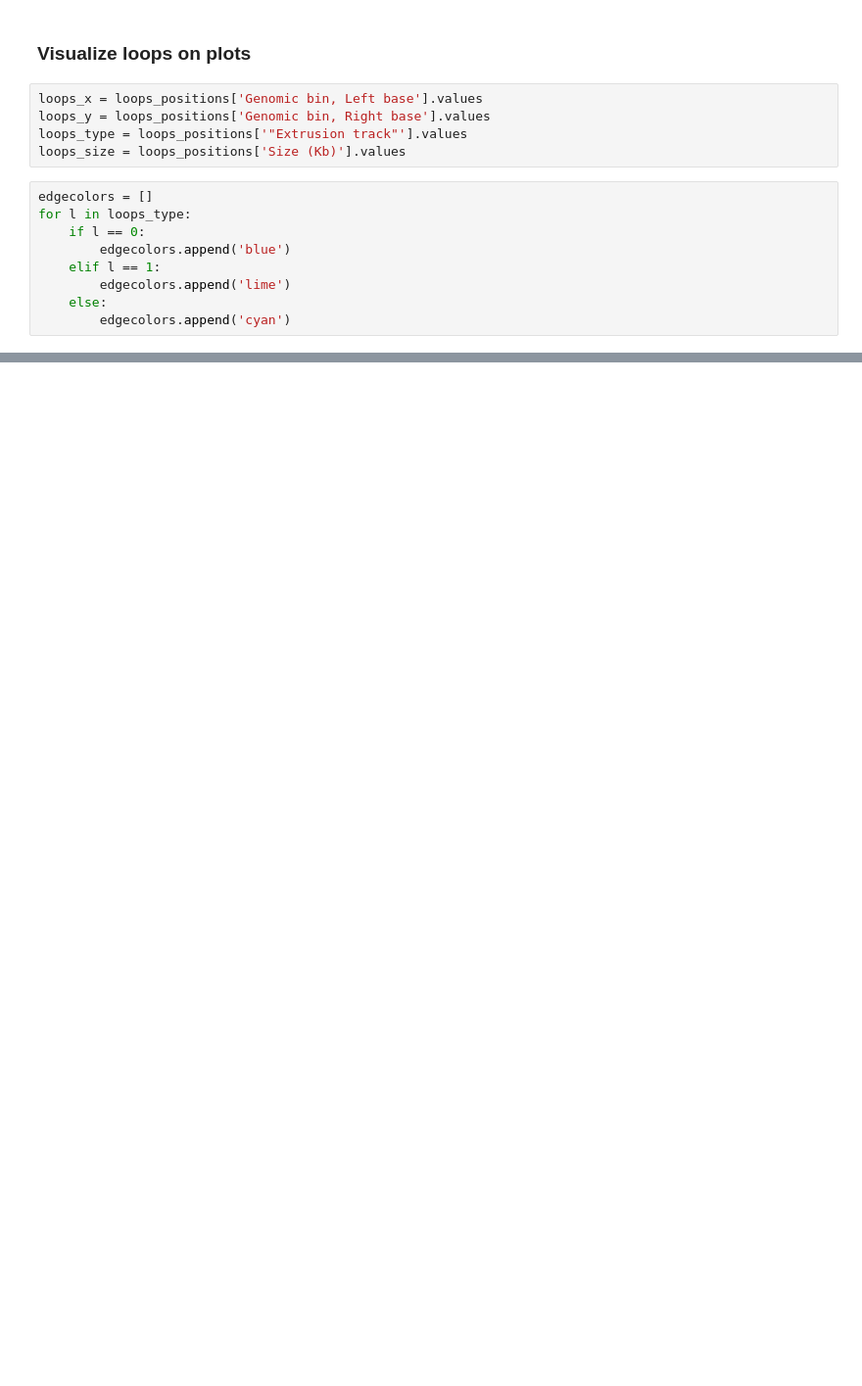
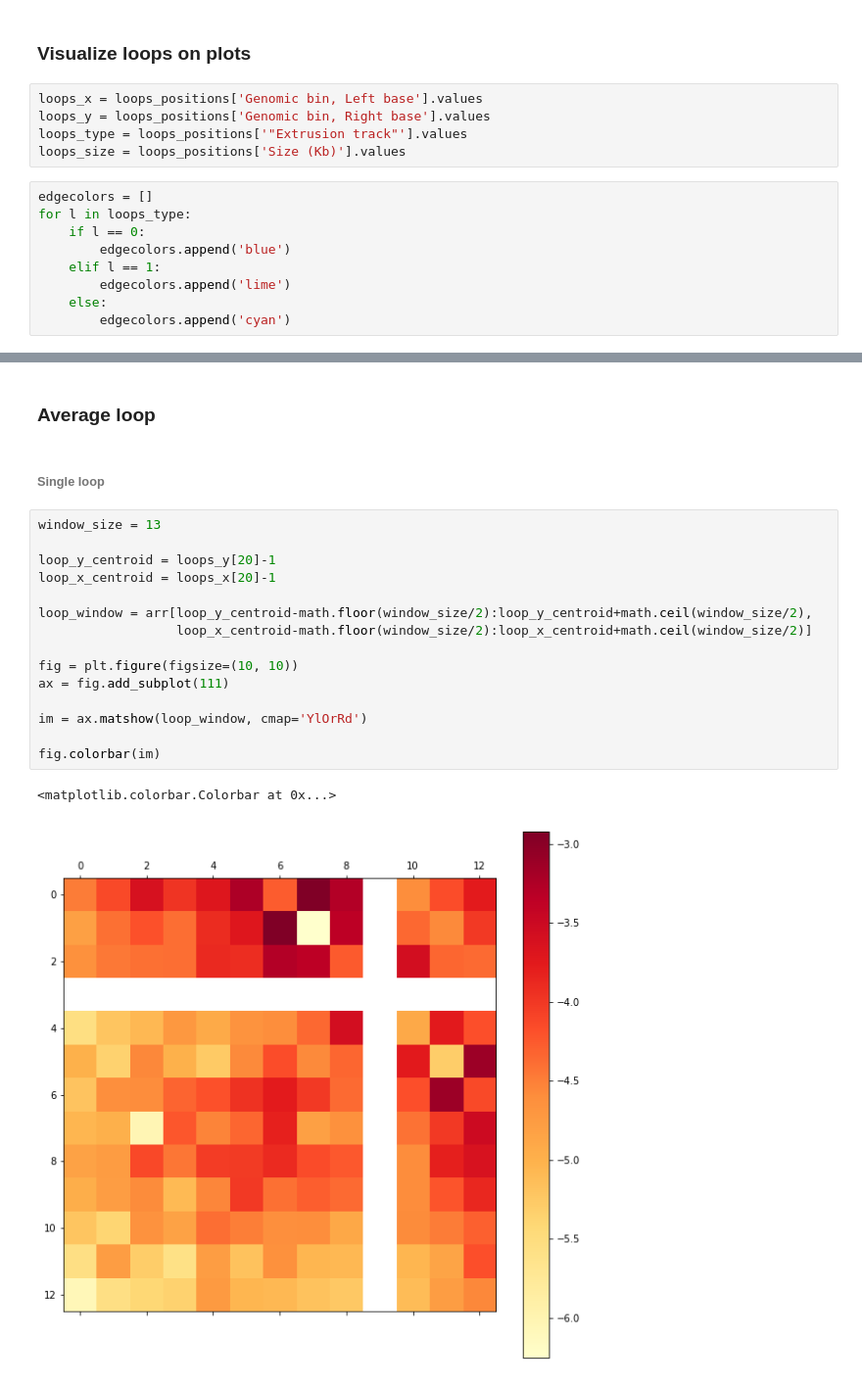
Before and after one commit to GoodBoy962/Dictyostelium-loops, a Jupyter notebook: Dicty_Loops/parsing_coolers.ipynb, the cells around one changed output, grey strips where cells are left out. Shown at 98% size. Drawn from its saved outputs; the diff is of its cells as text; blank space fills up the shorter version.

```diff
--- a/Dicty_Loops/parsing_coolers.ipynb
+++ b/Dicty_Loops/parsing_coolers.ipynb
@@ -143,0 +70,22 @@ for idx, x in enumerate(loops_x):
+# %% [markdown]
+### Average loop
+# %% [markdown]
+###### Single loop
+# %%
+window_size = 13
+
+loop_y_centroid = loops_y[20]-1
+loop_x_centroid = loops_x[20]-1
+
+loop_window = arr[loop_y_centroid-math.floor(window_size/2):loop_y_centroid+math.ceil(window_size/2),
+                  loop_x_centroid-math.floor(window_size/2):loop_x_centroid+math.ceil(window_size/2)]
+
+fig = plt.figure(figsize=(10, 10))
+ax = fig.add_subplot(111)
+
+im = ax.matshow(loop_window, cmap='YlOrRd')
+
+fig.colorbar(im)
+# %% [output]
+<matplotlib.colorbar.Colorbar at 0x...>
+[figure, added]
```
Also changed, not shown: parts of 19 cells of this notebook, 3 other files.
